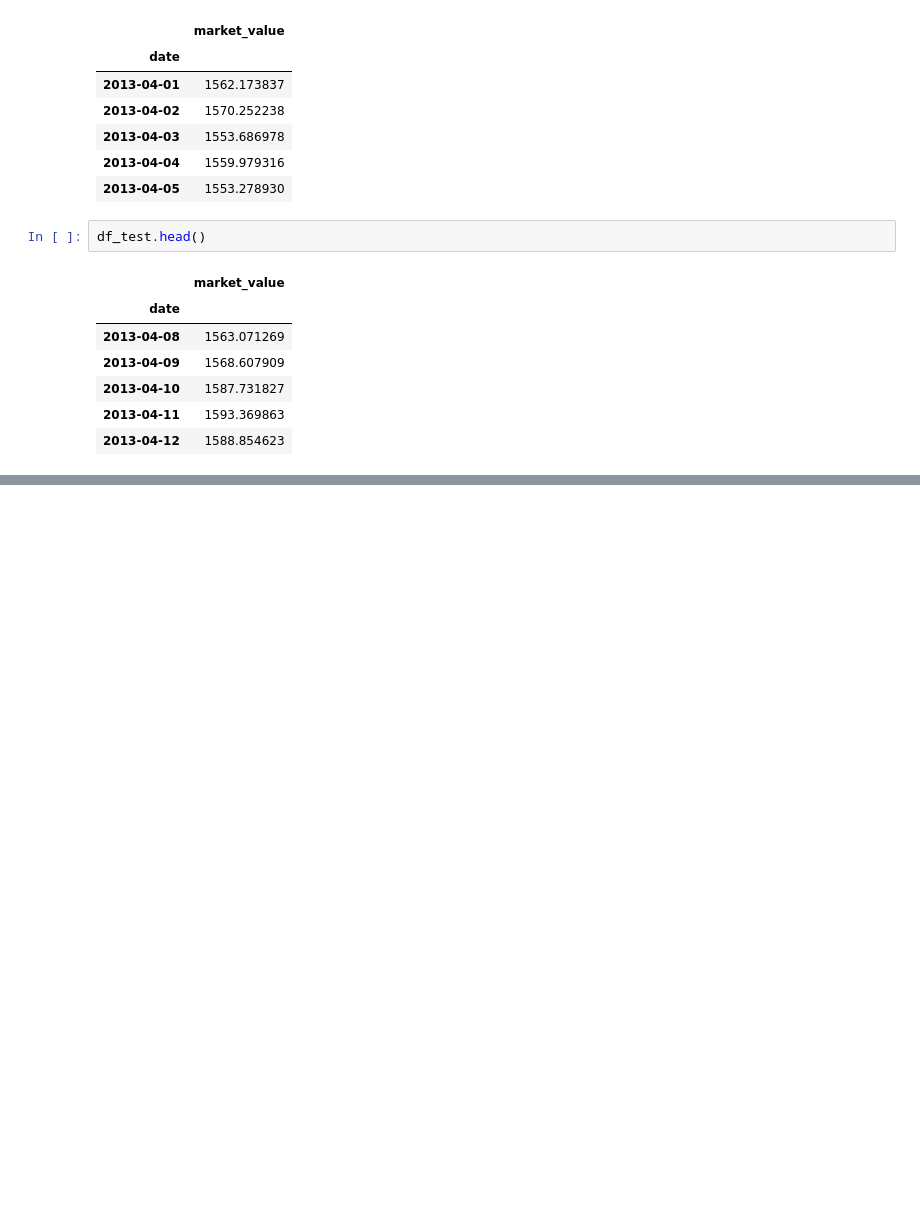
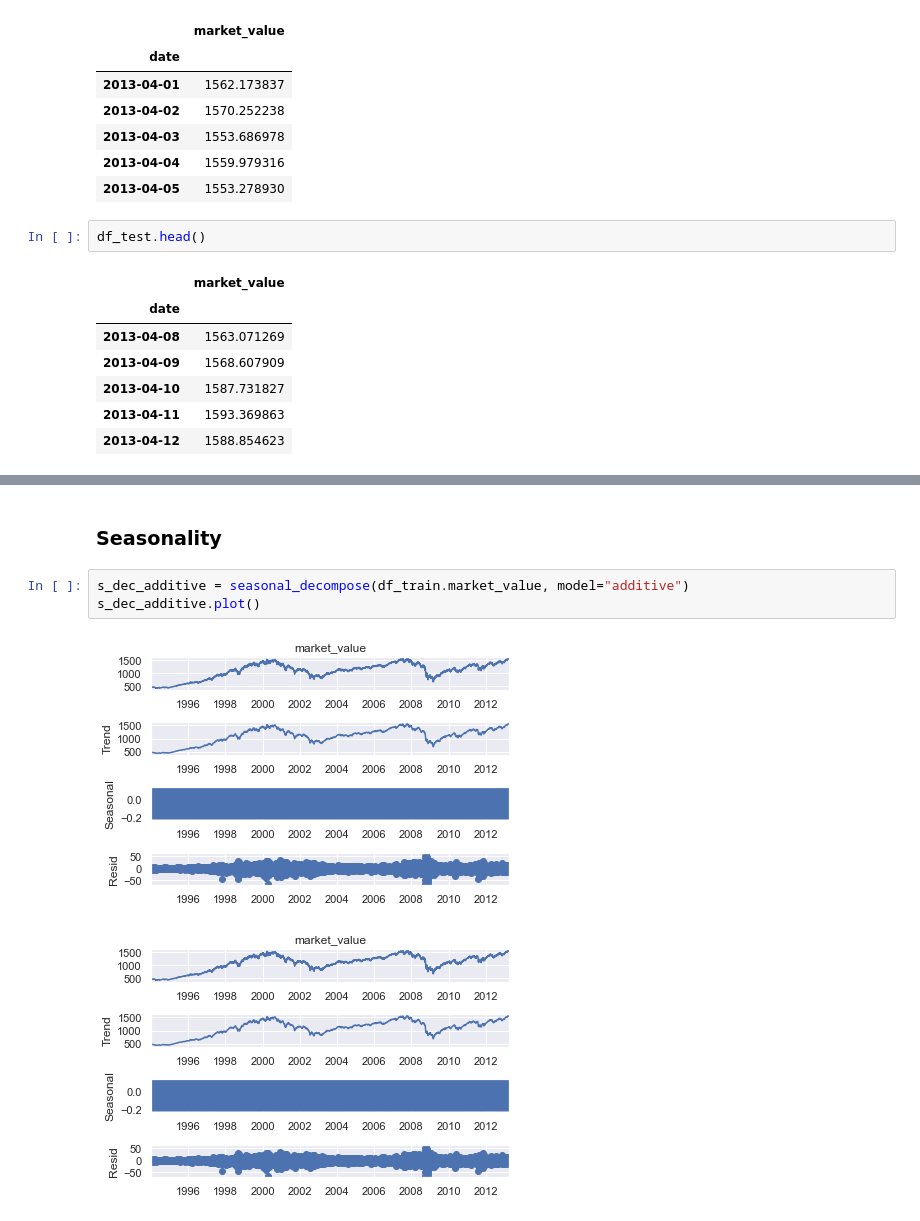
Before and after one commit to TonyHomsi/Time_Series_project, a Jupyter notebook: Creating a Time Series Object.ipynb, the cells around one changed output, grey strips where cells are left out. Drawn from its saved outputs; the diff is of its cells as text; blank space fills up the shorter version.

```diff
--- a/Creating a Time Series Object.ipynb
+++ b/Creating a Time Series Object.ipynb
@@ -211,0 +334,8 @@ df_test.head()
+# %% [markdown]
+### Seasonality
+# %%
+s_dec_additive = seasonal_decompose(df_train.market_value, model="additive")
+s_dec_additive.plot()
+# %% [output]
+[figure, added]
+[figure, added]
```
Also changed, not shown: parts of 27 cells of this notebook, 4 other files.
